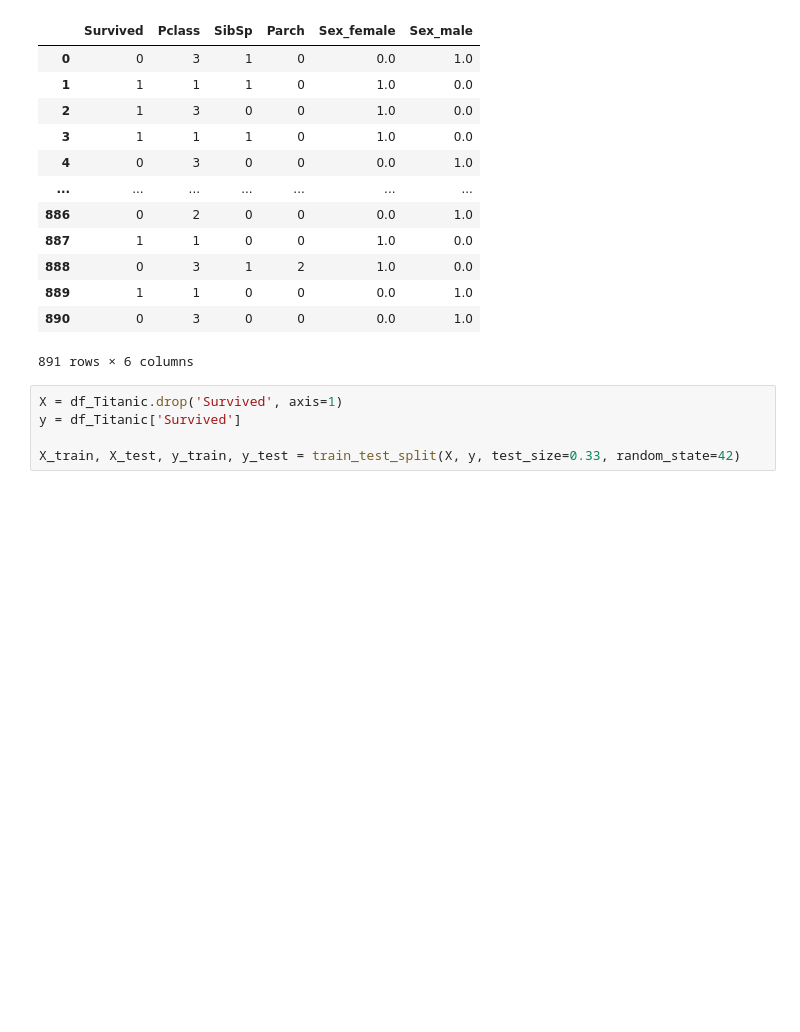
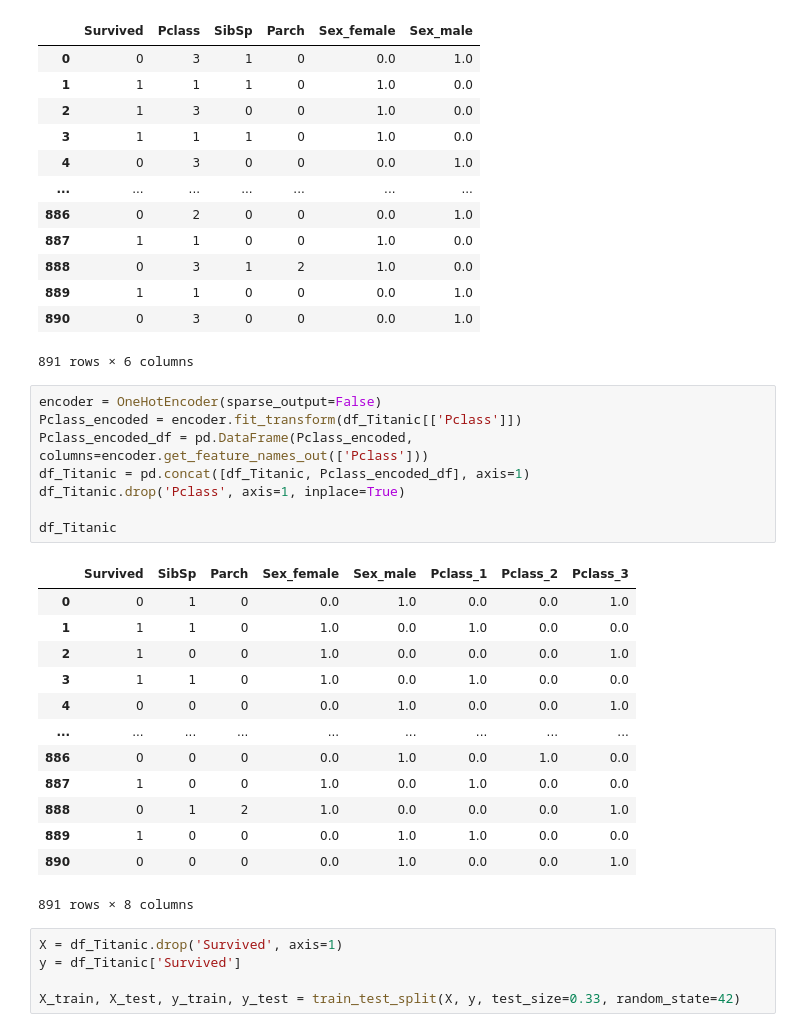
Before and after one commit to Henrique1201/Titanic---Machine-Learning-from-Disaster, a Jupyter notebook: titanic_ML.ipynb, the cells around one changed output. Cells and saved outputs as stored; diff of their text form; blank space fills up the shorter version.

```diff
--- a/titanic_ML.ipynb
+++ b/titanic_ML.ipynb
@@ -115,6 +115,28 @@ df_Titanic
 | 889 | 1 | 1 | 0 | 0 | 0.0 | 1.0 |
 | 890 | 0 | 3 | 0 | 0 | 0.0 | 1.0 |
 891 rows × 6 columns
+# %%
+encoder = OneHotEncoder(sparse_output=False)
+Pclass_encoded = encoder.fit_transform(df_Titanic[['Pclass']])
+Pclass_encoded_df = pd.DataFrame(Pclass_encoded, columns=encoder.get_feature_names_out(['Pclass']))
+df_Titanic = pd.concat([df_Titanic, Pclass_encoded_df], axis=1)
+df_Titanic.drop('Pclass', axis=1, inplace=True)
+
+df_Titanic
+# %% [output]
+|  | Survived | SibSp | Parch | Sex_female | Sex_male | Pclass_1 | Pclass_2 | Pclass_3 |
+| 0 | 0 | 1 | 0 | 0.0 | 1.0 | 0.0 | 0.0 | 1.0 |
+| 1 | 1 | 1 | 0 | 1.0 | 0.0 | 1.0 | 0.0 | 0.0 |
+| 2 | 1 | 0 | 0 | 1.0 | 0.0 | 0.0 | 0.0 | 1.0 |
+| 3 | 1 | 1 | 0 | 1.0 | 0.0 | 1.0 | 0.0 | 0.0 |
+| 4 | 0 | 0 | 0 | 0.0 | 1.0 | 0.0 | 0.0 | 1.0 |
+| ... | ... | ... | ... | ... | ... | ... | ... | ... |
+| 886 | 0 | 0 | 0 | 0.0 | 1.0 | 0.0 | 1.0 | 0.0 |
+| 887 | 1 | 0 | 0 | 1.0 | 0.0 | 1.0 | 0.0 | 0.0 |
+| 888 | 0 | 1 | 2 | 1.0 | 0.0 | 0.0 | 0.0 | 1.0 |
+| 889 | 1 | 0 | 0 | 0.0 | 1.0 | 1.0 | 0.0 | 0.0 |
+| 890 | 0 | 0 | 0 | 0.0 | 1.0 | 0.0 | 0.0 | 1.0 |
+891 rows × 8 columns
 # %%
 X = df_Titanic.drop('Survived', axis=1)
 y = df_Titanic['Survived']
```
Also changed, not shown: parts of 6 cells of this notebook, 1 other file.
